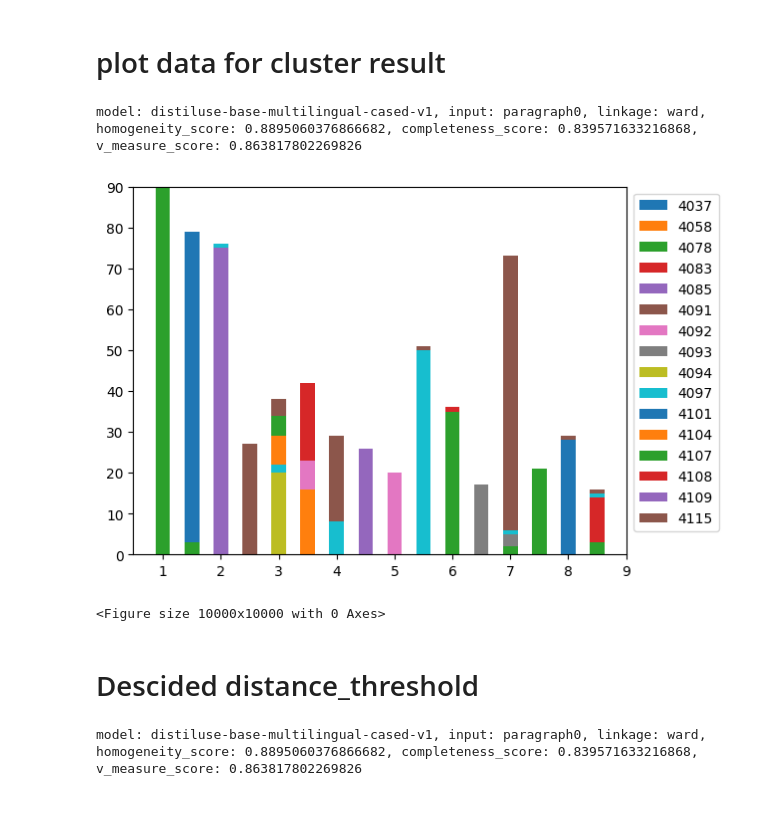
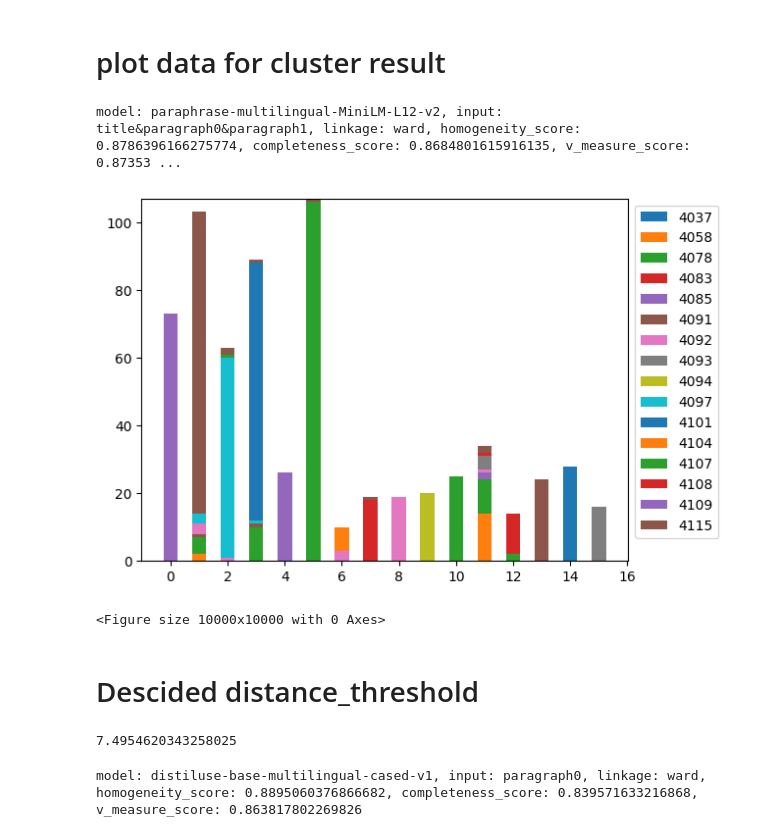
Before and after one commit to tc-huang/final-system, a Jupyter notebook: src/ experiments/clustering/choose_model_and_input/choose_model_and_input.ipynb, the cells around one changed output. Saved outputs shown, nothing was run; the diff lists cells and outputs as text; code cells hidden in the pictures; blank space fills up the shorter version.

```diff
--- a/src/ experiments/clustering/choose_model_and_input/choose_model_and_input.ipynb
+++ b/src/ experiments/clustering/choose_model_and_input/choose_model_and_input.ipynb
@@ -324,7 +279,8 @@ df_model_input.sort_values(by=['homogeneity_score', 'homogeneity_score', 'v_meas
 # %% [markdown]
 # plot data for cluster result
 # %%
-model_name, input_embedding_key, norm_or_not, linkage, metric = df_model_input.sort_values(by=['homogeneity_score', 'homogeneity_score', 'v_measure_score'], ascending=False).iloc[0][['model_name', 'input_choice', 'norm_or_not', 'linkage', 'metric']]
+model_name, input_embedding_key, norm_or_not, linkage, metric = df_model_input.sort_values(by=['v_measure_score'], ascending=False).iloc[0][['model_name', 'input_choice', 'norm_or_not', 'linkage', 'metric']]
+
 
 cluster_model = AgglomerativeClustering(
     n_clusters=n_cluster_of_input,
@@ -341,38 +297,41 @@ cluser_result = cluster_model.labels_
 homogeneity_score, completeness_score, v_measure_score = metrics.homogeneity_completeness_v_measure(topic_num_list, cluser_result)
 print(f"model: {model_name}, input: {input_embedding_key}, linkage: {linkage}, homogeneity_score: {homogeneity_score}, completeness_score: {completeness_score}, v_measure_score: {v_measure_score}")
 # %% [output]
-model: distiluse-base-multilingual-cased-v1, input: paragraph0, linkage: ward, homogeneity_score: 0.8895060376866682, completeness_score: 0.839571633216868, v_measure_score: 0.863817802269826
+model: paraphrase-multilingual-MiniLM-L12-v2, input: title&paragraph0&paragraph1, linkage: ward, homogeneity_score: 0.8786396166275774, completeness_score: 0.8684801615916135, v_measure_score: 0.87353 ...
 # %%
 count_dict = {cluster: {topic_num: 0 for topic_num in sorted(set(topic_num_list))} for cluster in sorted(set(cluser_result))}
 
 for cluster, topic_num in zip(cluser_result, topic_num_list):
     count_dict[cluster][topic_num] += 1
 
 clusters = sorted(set(cluser_result))
 
 topic_num_counts = {topic_num: np.array([count_dict[cluster][topic_num] for cluster in clusters]) for topic_num in sorted(set(topic_num_list))}
 
 width = 0.5  # the width of the bars: can also be len(x) sequence
 fig, ax = plt.subplots()
 bottom = np.zeros(len(clusters))
 
 for topic_num, count in topic_num_counts.items():
     p = ax.bar(clusters, count, width, label=topic_num, bottom=bottom)
     bottom += count
     # ax.bar_label(p, label_type='center')
 
 # ax.set_title('Number of penguins by sex')
 plt.figure(figsize=(100, 100))
 ax.legend(loc='upper right', bbox_to_anchor=(1.2, 1.0), ncol=1)
-ax.set_xticklabels(sorted(set(cluser_result)))
+# ax.set_xticklabels(sorted(set(cluser_result)))
 plt.show()
 # %% [output]
-[figure, old version]
+[figure, new version]
 <Figure size 10000x10000 with 0 Axes>
 # %% [markdown]
 # Descided distance_threshold
 # %%
 distance_threshold = cluster_model.distances_[-(n_cluster_of_input - 1)]
+distance_threshold
+# %% [output]
+7.4954620343258025
 # %%
 model_name, input_embedding_key, norm_or_not, linkage, metric = df_model_input.sort_values(by=['homogeneity_score', 'homogeneity_score', 'v_measure_score'], ascending=False).iloc[0][['model_name', 'input_choice', 'norm_or_not', 'linkage', 'metric']]
 cluster_model2 = AgglomerativeClustering(
```
Also changed, not shown: parts of 6 cells of this notebook, 14 other files.
